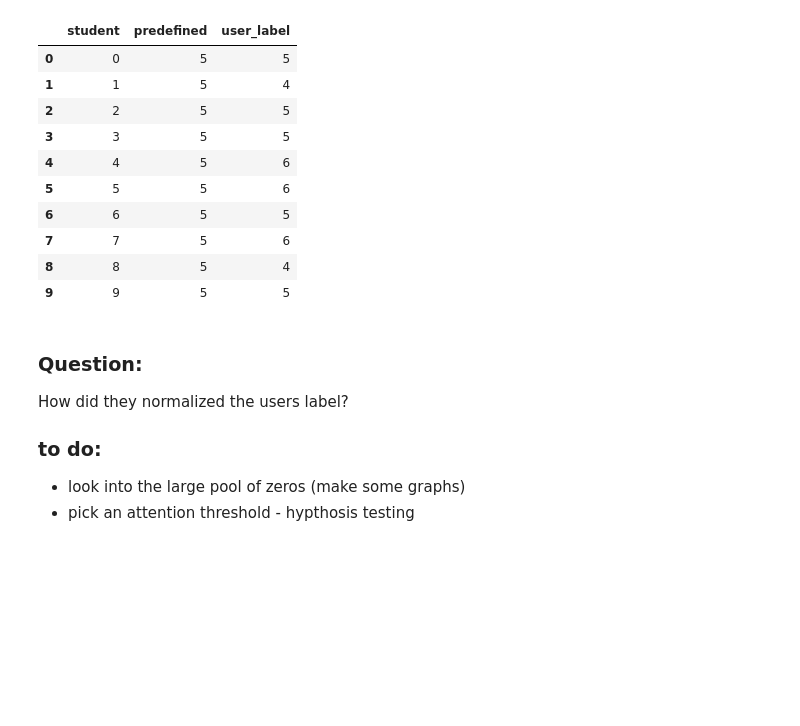
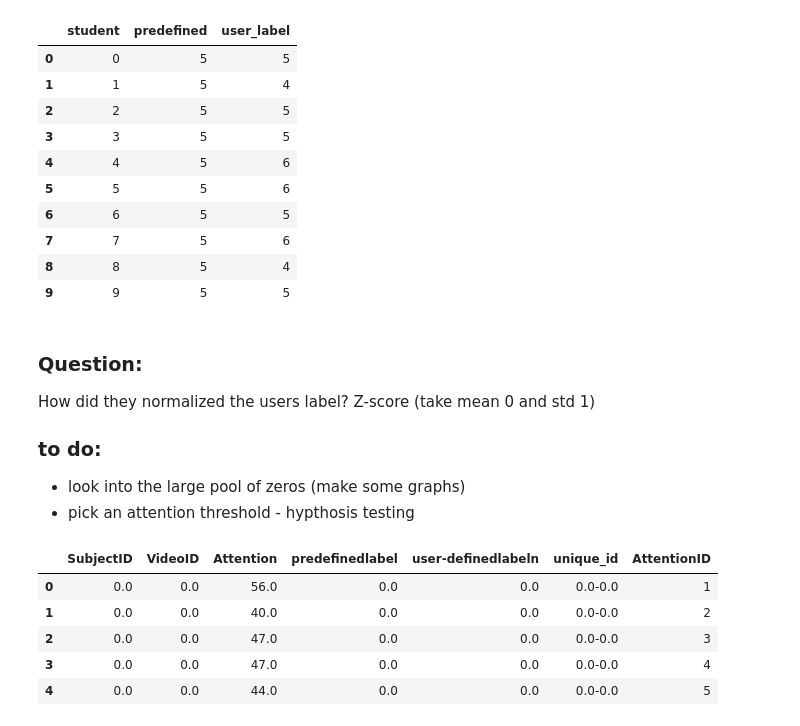
Before and after one commit to MACtion-Potential/NeurotechX2021, a Jupyter notebook: KaggleData/Attention_Confusion.ipynb, the cells around one changed output. Cells and saved outputs as stored; diff of their text form; code cells hidden in the pictures; blank space fills up the shorter version.

```diff
--- a/KaggleData/Attention_Confusion.ipynb
+++ b/KaggleData/Attention_Confusion.ipynb
@@ -65,7 +87,8 @@ pd.DataFrame(confused_count)
 # %% [markdown]
 ### Question:
 
-How did they normalized the users label?
+How did they normalized the users label? Z-score (take mean 0 and std 1)
+
 
 ### to do:
 
@@ -73,0 +100,22 @@ How did they normalized the users label?
+# %%
+attention['unique_id'] = attention['SubjectID'].astype(str) + "-" + attention['VideoID'].astype(str)
+# %%
+def increment_counter(val, counter):
+    if val in list(counter.keys()):
+        counter[val] += 1
+        return counter[val]
+    else:
+        counter[val] = 1
+        return 1
+
+counter = {}
+attention['AttentionID'] = attention['unique_id'].apply(lambda x: increment_counter(x, counter))
+# %%
+attention.head()
+# %% [output]
+|  | SubjectID | VideoID | Attention | predefinedlabel | user-definedlabeln | unique_id | AttentionID |
+| 0 | 0.0 | 0.0 | 56.0 | 0.0 | 0.0 | 0.0-0.0 | 1 |
+| 1 | 0.0 | 0.0 | 40.0 | 0.0 | 0.0 | 0.0-0.0 | 2 |
+| 2 | 0.0 | 0.0 | 47.0 | 0.0 | 0.0 | 0.0-0.0 | 3 |
+| 3 | 0.0 | 0.0 | 47.0 | 0.0 | 0.0 | 0.0-0.0 | 4 |
+| 4 | 0.0 | 0.0 | 44.0 | 0.0 | 0.0 | 0.0-0.0 | 5 |
```
Also changed, not shown: parts of 16 cells of this notebook, 1 other file.
